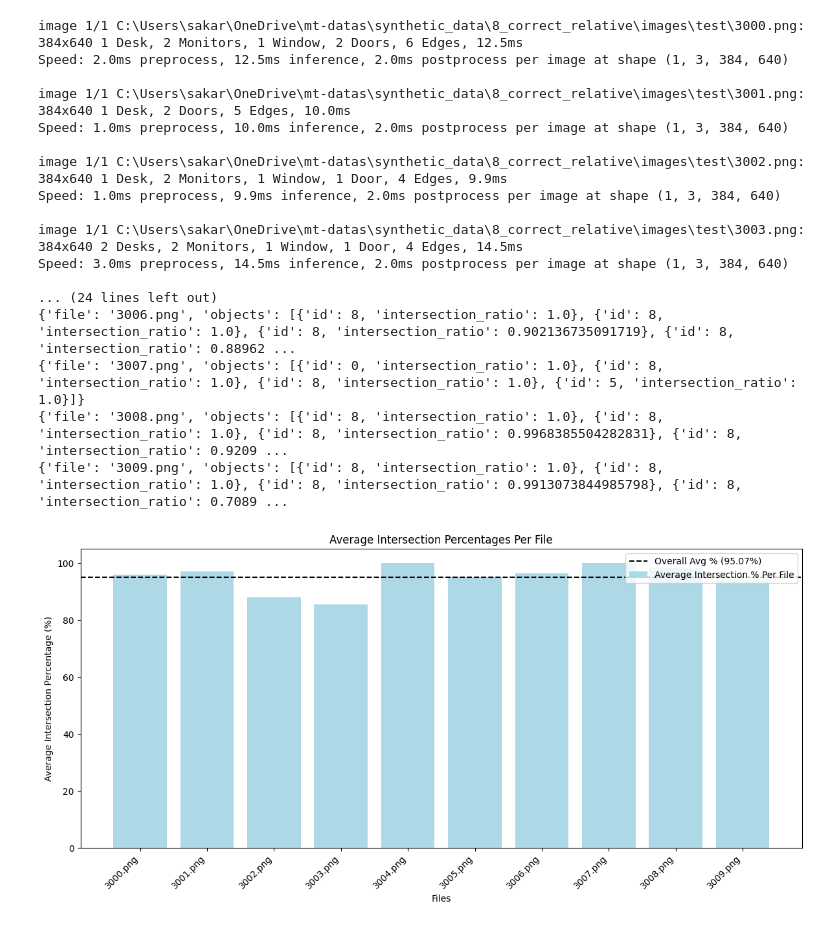
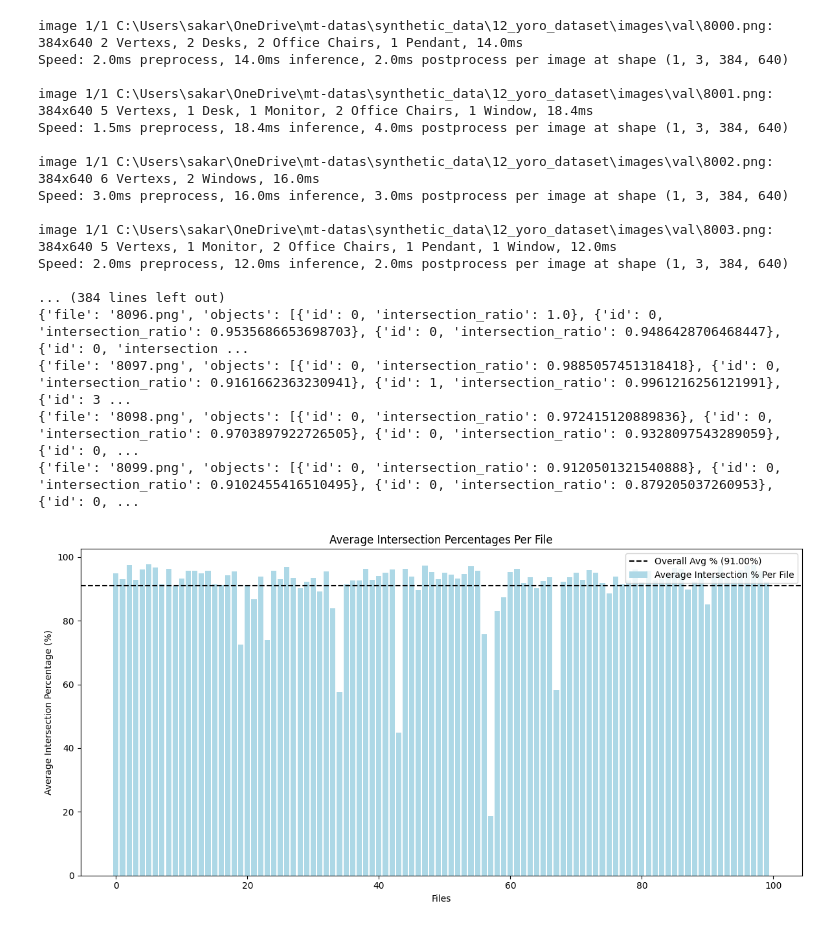
Before and after one commit to sarpermelikertekin/mt-3d-environments-from-video, a Jupyter notebook: YOLOv8/yolo.ipynb, the cells around one changed output. Saved outputs shown, nothing was run; the diff lists cells and outputs as text; code cells hidden in the pictures.

Commit message:
YOLO handled for results

```diff
--- a/YOLOv8/yolo.ipynb
+++ b/YOLOv8/yolo.ipynb
@@ -1,10 +1,10 @@
 # %%
 # Directories and model path
-model_path = 'C:/Users/sakar/mt-3d-environments-from-video/runs/pose/5_objects_and_edges/weights/last.pt'
-image_dir = r"C:\Users\sakar\OneDrive\mt-datas\synthetic_data\8_correct_relative\images\test"
-ground_truth_dir = r"C:\Users\sakar\OneDrive\mt-datas\synthetic_data\8_correct_relative\2d_data"
-save_dir = r"C:\Users\sakar\OneDrive\mt-datas\Assets for the Report"
-dataset = "try"
+model_path = 'C:/Users/sakar/mt-3d-environments-from-video/runs/pose/train5/weights/last.pt'
+image_dir = r"C:\Users\sakar\OneDrive\mt-datas\synthetic_data\12_yoro_dataset\images\val"
+ground_truth_dir = r"C:\Users\sakar\OneDrive\mt-datas\synthetic_data\12_yoro_dataset\2d_data"
+save_dir = r"C:\Users\sakar\OneDrive\mt-datas\Assets for the Report\Results Val"
+dataset = "val"
 # %%
 import os
 import pandas as pd
@@ -868,7 +896,7 @@ def process_file_intersection(model, image_path, gt_file):
         return {"file": os.path.basename(image_path), "objects": []}
 
 
-def process_all_files_intersection(model_path, image_dir, ground_truth_dir):
+def process_all_files_intersection(model_path, image_dir, ground_truth_dir, max_files=None):
     """
     Process all images and calculate intersection area ratios.
     """
@@ -876,46 +904,55 @@ def process_all_files_intersection(model_path, image_dir, ground_truth_dir):
     model = YOLO(model_path)
     all_results = []
 
-    for file_name in os.listdir(image_dir):
-        if file_name.endswith(".png"):
-            image_path = os.path.join(image_dir, file_name)
-            gt_file = os.path.join(ground_truth_dir, f"{os.path.splitext(file_name)[0]}.csv")
+    # List all files in the directory
+    image_files = [file_name for file_name in os.listdir(image_dir) if file_name.endswith(".png")]
 
-            if not os.path.exists(gt_file):
-                print(f"Missing ground truth for {file_name}, skipping...")
-                continue
+    # Limit the number of files to process if max_files is set
+    if max_files is not None:
+        image_files = image_files[:max_files]
 
-            # Process a single file and collect results
+    for file_name in image_files:
+        image_path = os.path.join(image_dir, file_name)
+        gt_file = os.path.join(ground_truth_dir, f"{os.path.splitext(file_name)[0]}.csv")
+
+        if not os.path.exists(gt_file):
+            print(f"Missing ground truth for {file_name}, skipping...")
+            continue
+
+        # Process a single file and collect results
+        try:
             file_results = process_file_intersection(model, image_path, gt_file)
             all_results.append(file_results)
+        except Exception as e:
+            print(f"Error processing file {file_name}: {e}")
 
     return all_results
 
+
 # Process files and collect results
-results = process_all_files_intersection(model_path, image_dir, ground_truth_dir)
+results = process_all_files_intersection(model_path, image_dir, ground_truth_dir, max_files=100)
 
-# Example output
 print("Intersection Area Ratios:")
 for file_result in results:
     print(file_result)
 # %% [output]
-image 1/1 C:\Users\sakar\OneDrive\mt-datas\synthetic_data\8_correct_relative\images\test\3000.png: 384x640 1 Desk, 2 Monitors, 1 Window, 2 Doors, 6 Edges, 12.5ms
-Speed: 2.0ms preprocess, 12.5ms inference, 2.0ms postprocess per image at shape (1, 3, 384, 640)
+image 1/1 C:\Users\sakar\OneDrive\mt-datas\synthetic_data\12_yoro_dataset\images\val\8000.png: 384x640 2 Vertexs, 2 Desks, 2 Office Chairs, 1 Pendant, 14.0ms
+Speed: 2.0ms preprocess, 14.0ms inference, 2.0ms postprocess per image at shape (1, 3, 384, 640)
 
-image 1/1 C:\Users\sakar\OneDrive\mt-datas\synthetic_data\8_correct_relative\images\test\3001.png: 384x640 1 Desk, 2 Doors, 5 Edges, 10.0ms
-Speed: 1.0ms preprocess, 10.0ms inference, 2.0ms postprocess per image at shape (1, 3, 384, 640)
+image 1/1 C:\Users\sakar\OneDrive\mt-datas\synthetic_data\12_yoro_dataset\images\val\8001.png: 384x640 5 Vertexs, 1 Desk, 1 Monitor, 2 Office Chairs, 1 Window, 18.4ms
+Speed: 1.5ms preprocess, 18.4ms inference, 4.0ms postprocess per image at shape (1, 3, 384, 640)
 
-image 1/1 C:\Users\sakar\OneDrive\mt-datas\synthetic_data\8_correct_relative\images\test\3002.png: 384x640 1 Desk, 2 Monitors, 1 Window, 1 Door, 4 Edges, 9.9ms
-Speed: 1.0ms preprocess, 9.9ms inference, 2.0ms postprocess per image at shape (1, 3, 384, 640)
+image 1/1 C:\Users\sakar\OneDrive\mt-datas\synthetic_data\12_yoro_dataset\images\val\8002.png: 384x640 6 Vertexs, 2 Windows, 16.0ms
+Speed: 3.0ms preprocess, 16.0ms inference, 3.0ms postprocess per image at shape (1, 3, 384, 640)
 
-image 1/1 C:\Users\sakar\OneDrive\mt-datas\synthetic_data\8_correct_relative\images\test\3003.png: 384x640 2 Desks, 2 Monitors, 1 Window, 1 Door, 4 Edges, 14.5ms
-Speed: 3.0ms preprocess, 14.5ms inference, 2.0ms postprocess per image at shape (1, 3, 384, 640)
+image 1/1 C:\Users\sakar\OneDrive\mt-datas\synthetic_data\12_yoro_dataset\images\val\8003.png: 384x640 5 Vertexs, 1 Monitor, 2 Office Chairs, 1 Pendant, 1 Window, 12.0ms
+Speed: 2.0ms preprocess, 12.0ms inference, 2.0ms postprocess per image at shape (1, 3, 384, 640)
 
-... (24 lines left out)
-{'file': '3006.png', 'objects': [{'id': 8, 'intersection_ratio': 1.0}, {'id': 8, 'intersection_ratio': 1.0}, {'id': 8, 'intersection_ratio': 0.902136735091719}, {'id': 8, 'intersection_ratio': 0.88962 ...
-{'file': '3007.png', 'objects': [{'id': 0, 'intersection_ratio': 1.0}, {'id': 8, 'intersection_ratio': 1.0}, {'id': 8, 'intersection_ratio': 1.0}, {'id': 5, 'intersection_ratio': 1.0}]}
-{'file': '3008.png', 'objects': [{'id': 8, 'intersection_ratio': 1.0}, {'id': 8, 'intersection_ratio': 1.0}, {'id': 8, 'intersection_ratio': 0.9968385504282831}, {'id': 8, 'intersection_ratio': 0.9209 ...
-{'file': '3009.png', 'objects': [{'id': 8, 'intersection_ratio': 1.0}, {'id': 8, 'intersection_ratio': 1.0}, {'id': 8, 'intersection_ratio': 0.9913073844985798}, {'id': 8, 'intersection_ratio': 0.7089 ...
+... (384 lines left out)
+{'file': '8096.png', 'objects': [{'id': 0, 'intersection_ratio': 1.0}, {'id': 0, 'intersection_ratio': 0.9535686653698703}, {'id': 0, 'intersection_ratio': 0.9486428706468447}, {'id': 0, 'intersection ...
+{'file': '8097.png', 'objects': [{'id': 0, 'intersection_ratio': 0.9885057451318418}, {'id': 0, 'intersection_ratio': 0.9161662363230941}, {'id': 1, 'intersection_ratio': 0.9961216256121991}, {'id': 3 ...
+{'file': '8098.png', 'objects': [{'id': 0, 'intersection_ratio': 0.972415120889836}, {'id': 0, 'intersection_ratio': 0.9703897922726505}, {'id': 0, 'intersection_ratio': 0.9328097543289059}, {'id': 0, ...
+{'file': '8099.png', 'objects': [{'id': 0, 'intersection_ratio': 0.9120501321540888}, {'id': 0, 'intersection_ratio': 0.9102455416510495}, {'id': 0, 'intersection_ratio': 0.879205037260953}, {'id': 0, ...
 # %%
 import matplotlib.pyplot as plt
 import numpy as np
@@ -924,35 +961,34 @@ import numpy as np
 def generate_average_intersection_plot(results):
     """
     Generate a bar plot showing the average intersection percentage for each file
     and a line for the overall average percentage.
     """
     # Prepare data
     file_names = [result.get("file", "Unknown") for result in results]
     avg_ratios_per_file = [
         100 * np.mean([obj.get("intersection_ratio", 0) for obj in result.get("objects", [])]) if result.get("objects") else 0
         for result in results
     ]
     overall_avg_ratio = np.mean([ratio for ratio in avg_ratios_per_file if ratio > 0])
 
     x = np.arange(len(file_names))
 
     # Bar Plot: Average Ratios Per File
     plt.figure(figsize=(12, 6))
     plt.bar(x, avg_ratios_per_file, color="lightblue", label="Average Intersection % Per File")
     plt.axhline(overall_avg_ratio, color="black", linestyle="--", label=f"Overall Avg % ({overall_avg_ratio:.2f}%)")
-    plt.xticks(x, file_names, rotation=45, ha="right")
     plt.xlabel("Files")
     plt.ylabel("Average Intersection Percentage (%)")
     plt.title("Average Intersection Percentages Per File")
     plt.legend(loc="upper right")
     plt.tight_layout()
     plt.savefig(f"{save_dir}\\yolo_{dataset}_average_intersection_percentage.png", dpi=300)
     plt.show()
 
 # Generate the plot
 generate_average_intersection_plot(results)
 # %% [output]
-[figure, old version]
+[figure, new version]
 # %%
 import matplotlib.pyplot as plt
 import numpy as np
```
Also changed, not shown: parts of 16 cells of this notebook, 35 other files.
